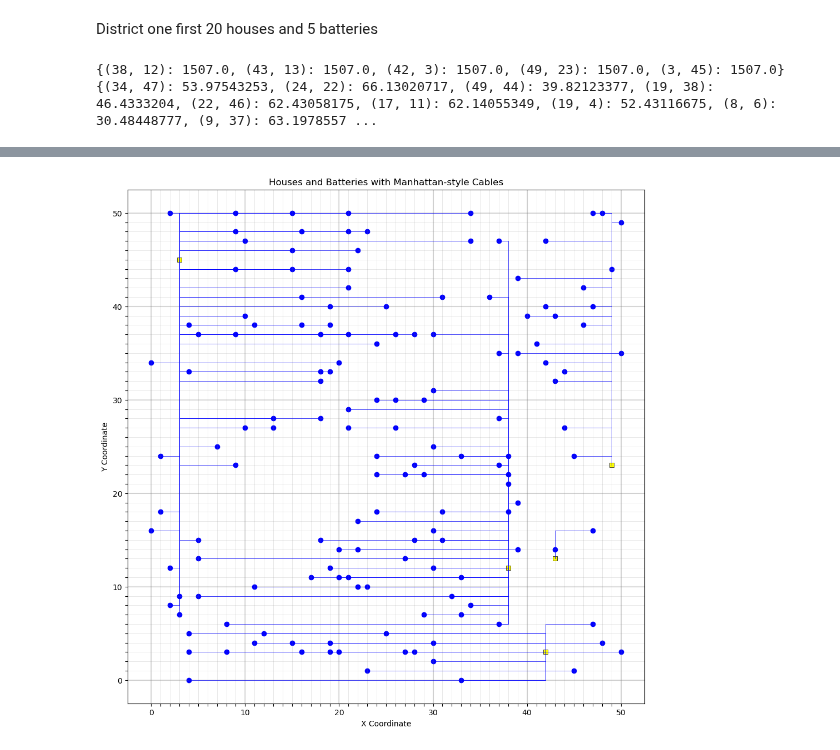
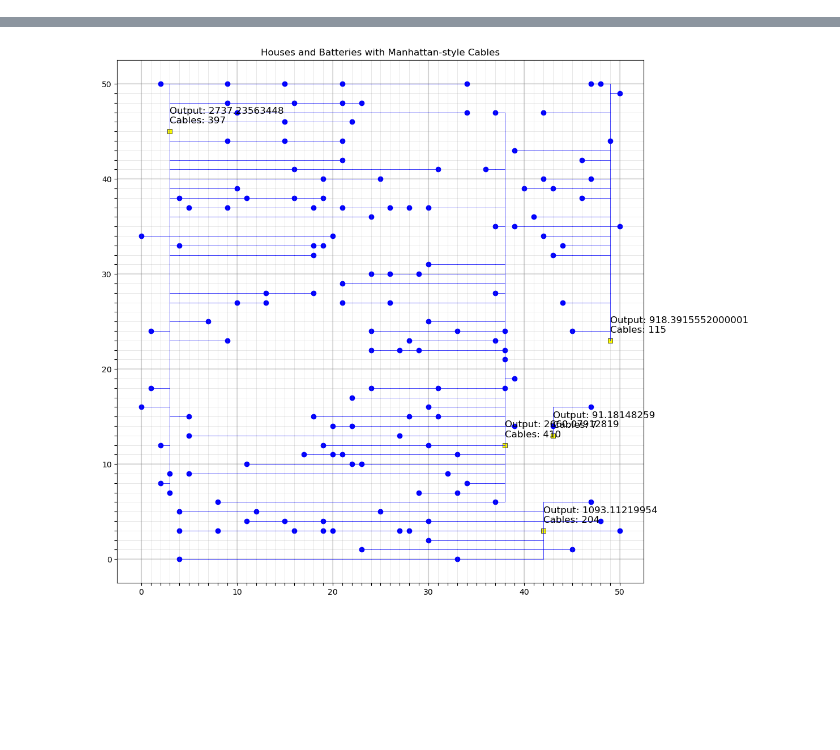
Before and after one commit to AntoniovanDijck/YakuzAI, a Jupyter notebook: Visualize_testing.ipynb, the cells around one changed output, grey strips where cells are left out. Saved outputs shown, nothing was run; the diff lists cells and outputs as text; code cells hidden in the pictures; blank space fills up the shorter version.

```diff
--- a/Visualize_testing.ipynb
+++ b/Visualize_testing.ipynb
@@ -12,62 +1,65 @@ from code.house import House
-# %% [markdown]
-District one first 20 houses and 5 batteries
-# %%
-from itertools import islice
-
-
-def first_n_items_of_dict(input_dict, n):
-    return dict(islice(input_dict.items(), n))
-
-batteries = load_battery_data('Huizen&Batterijen/district_1/district-1_batteries.csv')
-houses = load_house_data('Huizen&Batterijen/district_1/district-1_houses.csv')
-
-# Get the first 5 elements of batteries and the first 10 elements of houses
-first_five_batteries = first_n_items_of_dict(batteries, 5)
-first_20_houses = first_n_items_of_dict(houses, 20)
-
-print(first_five_batteries)
-print(first_20_houses)
-# %% [output]
-{(38, 12): 1507.0, (43, 13): 1507.0, (42, 3): 1507.0, (49, 23): 1507.0, (3, 45): 1507.0}
-{(34, 47): 53.97543253, (24, 22): 66.13020717, (49, 44): 39.82123377, (19, 38): 46.4333204, (22, 46): 62.43058175, (17, 11): 62.14055349, (19, 4): 52.43116675, (8, 6): 30.48448777, (9, 37): 63.1978557 ...
 # %%
 import matplotlib.pyplot as plt
 import numpy as np
+from experiment import Experiment as experiment
 
-# Assuming you have dictionaries 'houses' and 'batteries' containing positions
+# Create an instance of the Experiment class
+battery_district1_link = 'Huizen&Batterijen/district_1/district-1_batteries.csv'
+house_district1_link = 'Huizen&Batterijen/district_1/district-1_houses.csv'
+experiment_instance = experiment(house_district1_link, battery_district1_link)
 
-# Create a larger figure with a 15x15-inch size
+"""
+This file contains the code to plot the houses and batteries with the Manhattan-style cables used in the experiment class
+"""
+
+# Create a figure and 50x50 grid
 fig, ax = plt.subplots(figsize=(12, 12))
 ax.set_xticks(np.arange(0, 51, 1))
 ax.set_yticks(np.arange(0, 51, 1))
 
-# The lines are opaque and grey
+# Draw grid with grey lines
 ax.grid(linestyle='-', linewidth='0.5', alpha=0.25, color='grey', zorder=0)
 
-# Every 10th line is bold
+# Draw thicker grey lines for every 10th line
 for i in range(0, 51, 10):
     ax.axvline(x=i, color='grey', linestyle='-', linewidth=1.5, alpha=0.25, zorder=0)
     ax.axhline(y=i, color='grey', linestyle='-', linewidth=1.5, alpha=0.25, zorder=0)
 
-# Only index every 10th line
+# Set labels for every 10th line
 ax.set_xticklabels([str(i) if i % 10 == 0 else '' for i in np.arange(0, 51, 1)])
 ax.set_yticklabels([str(i) if i % 10 == 0 else '' for i in np.arange(0, 51, 1)])
 
-# Plot the houses and batteries
-for house_position in houses.keys():
-    plt.scatter(*house_position, color='blue', label='House')
+# Plot houses
+for house in experiment_instance.houses:
+    plt.scatter(house.x, house.y, color='blue', label='House')
 
-    # Find the nearest battery for each house
-    nearest_battery = min(batteries.keys(), key=lambda x: abs(x[0] - house_position[0]) + abs(x[1] - house_position[1]))
+# Plot batteries
+for battery in experiment_instance.batteries:
+    plt.scatter(battery.x, battery.y, color='yellow', edgecolors='black', linewidth=0.5, marker='s', label='Battery')
 
-    # Connect each house to its nearest battery (horizontally and vertically)
-    plt.plot([house_position[0], nearest_battery[0], nearest_battery[0]], [house_position[1], house_position[1], nearest_battery[1]], 'b-', linewidth=0.5)
+    # Calculate and annotate total output and total cables for each battery
+    total_output = sum(house.maxoutput for house in battery.connected_houses)
 
-for battery_position in batteries.keys():
-    plt.scatter(*battery_position, color='yellow', edgecolors='black', linewidth=0.5, marker='s', label='Battery')
+    # Create a set of all cables connected to the battery
+    battery_cables = set()
 
+    # Add all cables connected to the battery to the set
+    for house in battery.connected_houses:
+        battery_cables.update(experiment_instance.get_cables_for_route(house, battery))
+
+    # Calculate the total amount of cables connected to the battery
+    total_cables = len(battery_cables)
+
+    # Annotate the battery with the total output and total cables
+    plt.annotate(f'Output: {total_output}\nCables: {total_cables}',
+                 (battery.x, battery.y), textcoords="offset points",
+                 xytext=(0,10), ha='right', fontsize=12, color='black')
+
+# Plot cables
+for cable in experiment_instance.cables:
+    plt.plot([cable.start_x, cable.end_x], [cable.start_y, cable.end_y],
+             'b-', linewidth=0.5)
 
 plt.title('Houses and Batteries with Manhattan-style Cables')
-
 plt.show()
 # %% [output]
@@ -74 +81 @@ plt.show()
-[figure, old version]
+[figure, new version]
```
Also changed, not shown: parts of 2 cells of this notebook, 5 other files.
